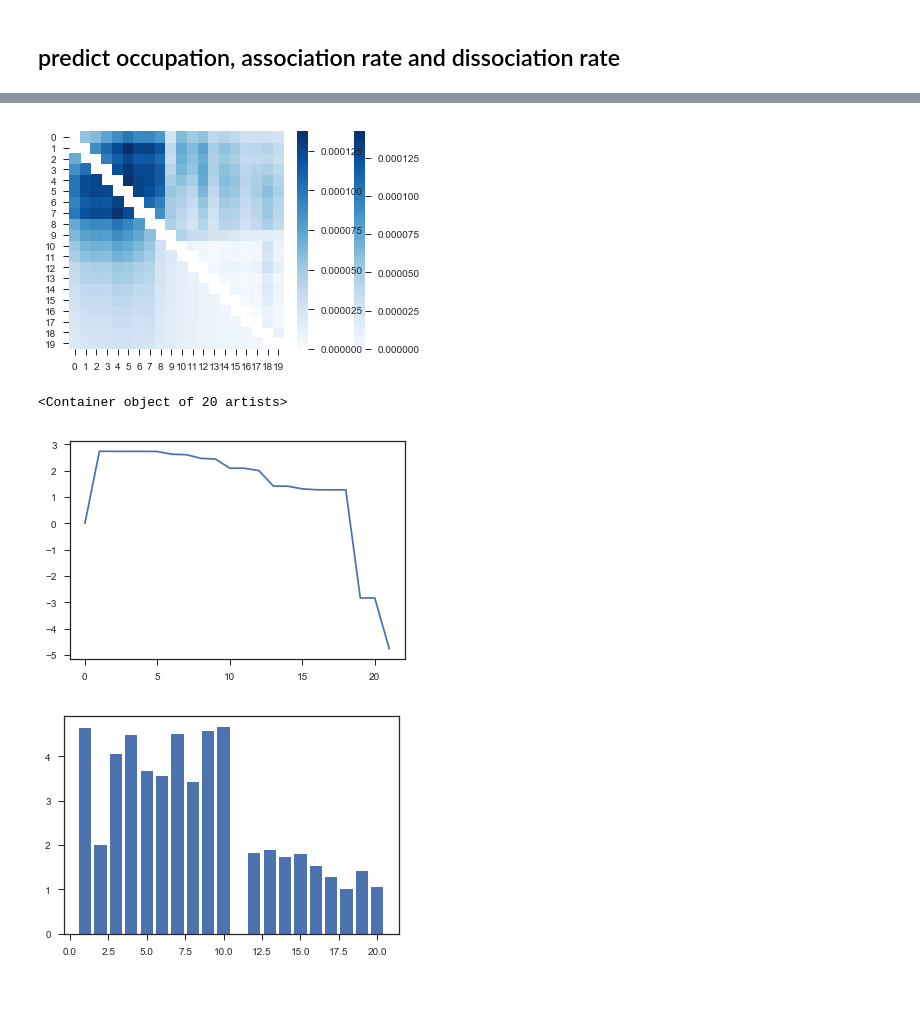
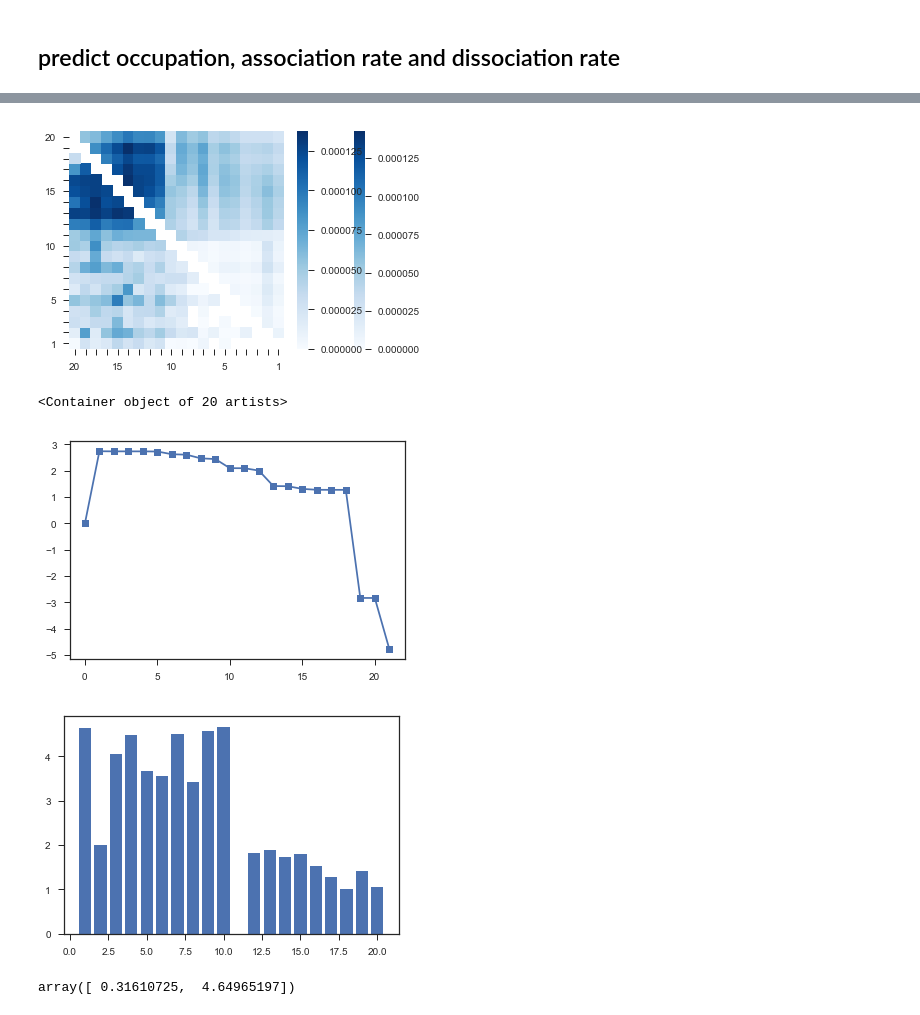
Before and after one commit to martin-depken/Energy-Landscape, a Jupyter notebook: code_Boyle/view results simulated annealing .ipynb, the cells around one changed output, grey strips where cells are left out. Saved outputs shown, nothing was run; the diff lists cells and outputs as text; code cells hidden in the pictures.

```diff
--- a/code_Boyle/view results simulated annealing .ipynb
+++ b/code_Boyle/view results simulated annealing .ipynb
@@ -31,9 +31,9 @@ sa_result = np.array(final_result)
 # %% [markdown]
 ## load experimental data for comparison
 # %%
-on_rate = np.loadtxt(delimiter=',', fname='../Data_Boyle/KoenDataForMisha/3ModelFit/3ModelOnRate.txt')
-off_rate = np.loadtxt(delimiter=',', fname='../Data_Boyle/KoenDataForMisha/3ModelFit/3ModelOffRate.txt')
-Pbound = np.loadtxt(delimiter=',', fname='../Data_Boyle/KoenDataForMisha/3ModelFit/3ModelOccupancy.txt')
+on_rate = np.loadtxt(delimiter=',', fname='../Data_Boyle/KoenDataForMisha/BoyleData/DataOnRate.txt')
+off_rate = np.loadtxt(delimiter=',', fname='../Data_Boyle/KoenDataForMisha/BoyleData/DataOffRate.txt')
+Pbound = np.loadtxt(delimiter=',', fname='../Data_Boyle/KoenDataForMisha/BoyleData/DataOccupancy.txt')
 # %% [markdown]
 ## predict occupation, association rate and dissociation rate
 # %%
@@ -95,30 +107,36 @@ sns.heatmap(model, cmap='Reds',mask=mask,cbar=True,vmin=0);
 # %%
 experiment = off_rate
 
 mask = np.zeros(shape=experiment.shape)
 for i in range(len(experiment)):
     for j in range(i-1,len(experiment)):
         mask[i,j] = 1
 
 axHeatmap=sns.heatmap(experiment, cmap='Blues',mask=mask,cbar=True,vmin=0);
 
 
 model = off_rate_predict
 
 mask = np.ones(shape=model.shape)
 for i in range(len(model)):
     for j in range(i+1,len(model)):
         mask[i,j] = 0
 sns.heatmap(model, cmap='Blues',mask=mask,cbar=True,vmin=0);
+
+plt.xticks([i+0.5 for i in range(20)],
+           [20,'','','',15,'','','','',10,'','','','',5,'','','','',1], rotation=0);
+
+plt.yticks([i+0.5 for i in range(20)],
+           [1,'','','',5,'','','','',10,'','','','',15,'','','','',20], rotation=0);
 # %% [output]
-[figure, old version]
+[figure, new version]
 # %%
 epsilon_C = sa_result[:21]
 epsilon_C[1:] *= -1
 landscape =[0.0]
 for eps in epsilon_C:
     landscape.append(landscape[-1]+eps)
-plt.plot(landscape)
+plt.plot(landscape, marker='s')
 
 
 plt.figure()
@@ -126,5 +144,9 @@ epsilon_I = sa_result[21:-2]
 plt.bar([i+1 for i in range(20)],epsilon_I)
 # %% [output]
 <Container object of 20 artists>
-[figure, old version]
+[figure, new version]
 [figure]
+# %%
+sa_result[-2:]
+# %% [output]
+array([ 0.31610725,  4.64965197])
```
Also changed, not shown: parts of 10 cells of this notebook.
